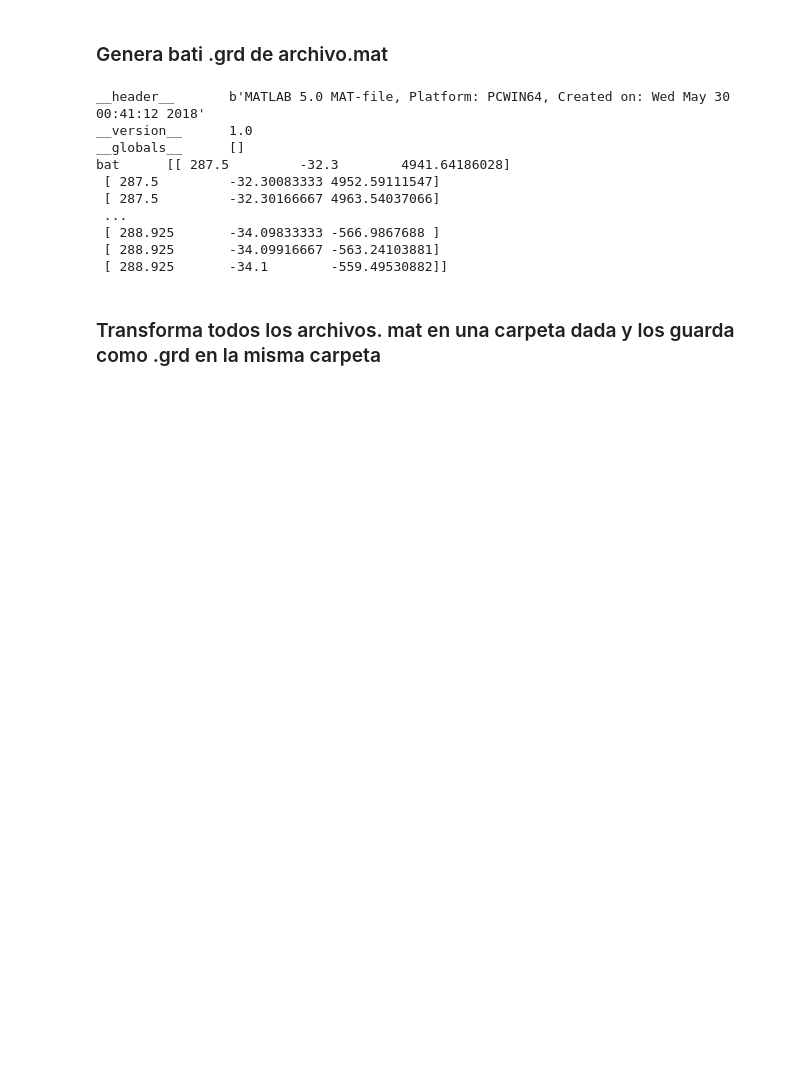
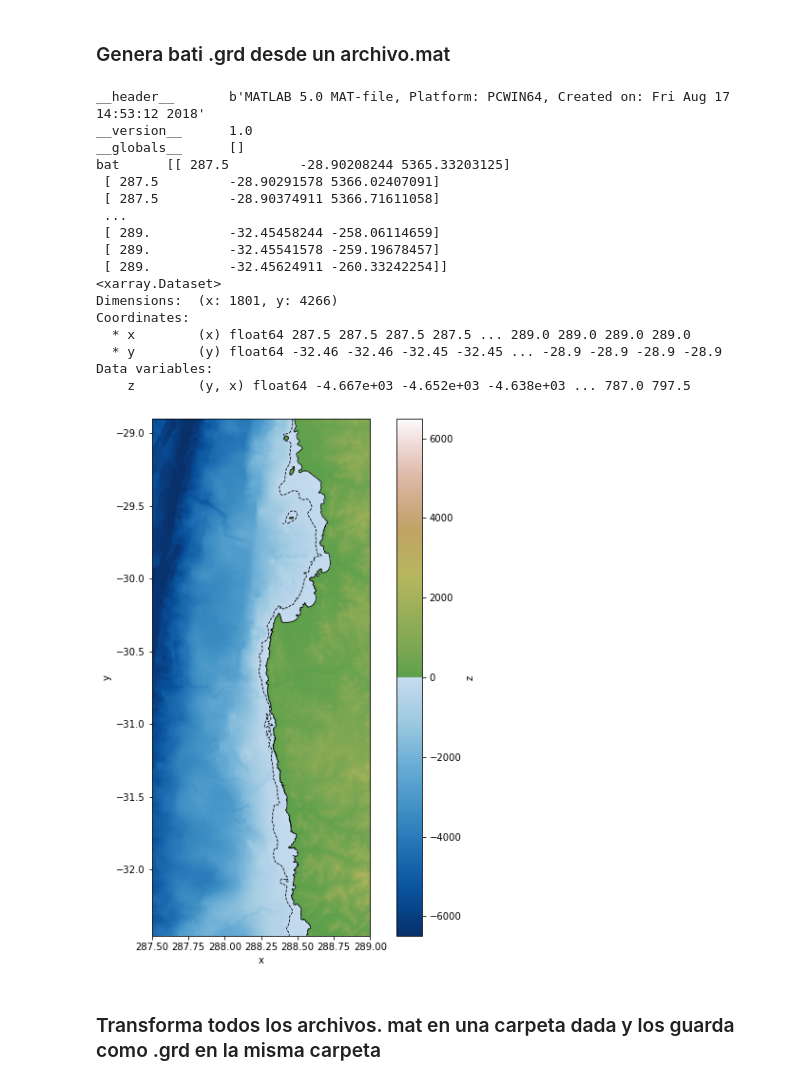
Before and after one commit to Maurici0-Diaz/Resonancia, a Jupyter notebook: mat2grd.ipynb, the cells around one changed output. Drawn from its saved outputs; the diff is of its cells as text; code cells hidden in the pictures; blank space fills up the shorter version.

```diff
--- a/mat2grd.ipynb
+++ b/mat2grd.ipynb
@@ -8,42 +11,65 @@ import os
+# %%
+# Genera colormap para agua y tierra
+c_agua=plt.cm.Blues_r(np.linspace(0,0.75,256))
+c_terr=plt.cm.gist_earth(np.linspace(0.5,1,256))
+cols = np.vstack((c_agua, c_terr))
+terreno=cm.colors.LinearSegmentedColormap.from_list("terreno", cols)
 # %% [markdown]
-### Genera bati .grd de archivo.mat
+### Genera bati .grd desde un archivo.mat
 # %%
 #archivo .mat
-mat_file=r"G:\My Drive\01 UTFSM\04 Memoria\06 HDD\Batimetrias\CIGIDEN-Batimetrias-v1\CIGIDEN-Batimetrias-v1\V-Vina-Valpo-ConCon-SanAntonio_v3_gebco2019\bat_l2_quin2sano_sinmolo_3sa.mat"
+mat_file=r"G:\My Drive\UTFSM\memoria\batimetrias\bat_IV_region\bat_l2_iv_region_3sa.mat"
 mat_data = loadmat(mat_file) #carga archivo .mat
+
+# Carpeta de guardado archivo .grd
+savedir=r'G:\My Drive\UTFSM\memoria\batimetrias\bat_IV_region'
 # %%
 # ver contenidos (key) del archivo .mat
 #por ejemplo para cargar variable 'bat': mat_data['bat']
+
 for key in mat_data.keys():
     print(key,'\t',mat_data[key])
 
 #separa en vectores x,y,z
 x=mat_data['bat'][:,0]
 y=mat_data['bat'][:,1]
 z=mat_data['bat'][:,2]
 
 #genera dataset desde vectores x, y, z
 grd=xyz2grd(x,y,-z)
 
+print()
 print(grd) #muestra info
-grd.z.plot.imshow(aspect=grd.dims['x'] / grd.dims['y'],size=7) #plotea
 
-# guarda archivo grd
-savedir=r'G:\My Drive\01 UTFSM\04 Memoria\06 HDD\Batimetrias\CIGIDEN-Batimetrias-v1\CIGIDEN-Batimetrias-v1\V-Vina-Valpo-ConCon-SanAntonio_v3_gebco2019'
+fig,ax1=plt.subplots(figsize=(10,10))
+grd.z.plot.imshow(cmap=terreno,ax=ax1)
+grd.z.plot.contour(levels=[-200,0], colors='k',linewidths=0.8,ax=ax1)
+
+ax1.set_aspect('equal')
+plt.grid()
+plt.show()
 
 savename=os.path.splitext(os.path.basename(mat_file))[0] #nombre de archivo es el mismo que el archivo mat original
 grd.to_netcdf(os.path.join(savedir,savename+'.grd'),format='NETCDF3_CLASSIC') #guarda el arvhivo con formato grd
 # %% [output]
-__header__       b'MATLAB 5.0 MAT-file, Platform: PCWIN64, Created on: Wed May 30 00:41:12 2018'
+__header__       b'MATLAB 5.0 MAT-file, Platform: PCWIN64, Created on: Fri Aug 17 14:53:12 2018'
 __version__      1.0
 __globals__      []
-bat      [[ 287.5         -32.3        4941.64186028]
- [ 287.5         -32.30083333 4952.59111547]
- [ 287.5         -32.30166667 4963.54037066]
+bat      [[ 287.5         -28.90208244 5365.33203125]
+ [ 287.5         -28.90291578 5366.02407091]
+ [ 287.5         -28.90374911 5366.71611058]
  ...
- [ 288.925       -34.09833333 -566.9867688 ]
- [ 288.925       -34.09916667 -563.24103881]
- [ 288.925       -34.1        -559.49530882]]
+ [ 289.          -32.45458244 -258.06114659]
+ [ 289.          -32.45541578 -259.19678457]
+ [ 289.          -32.45624911 -260.33242254]]
+<xarray.Dataset>
+Dimensions:  (x: 1801, y: 4266)
+Coordinates:
+  * x        (x) float64 287.5 287.5 287.5 287.5 ... 289.0 289.0 289.0 289.0
+  * y        (y) float64 -32.46 -32.46 -32.45 -32.45 ... -28.9 -28.9 -28.9 -28.9
+Data variables:
+    z        (y, x) float64 -4.667e+03 -4.652e+03 -4.638e+03 ... 787.0 797.5
+[figure, added]
 # %% [markdown]
 ### Transforma todos los archivos. mat en una carpeta dada y los guarda como .grd en la misma carpeta
 # %%
```
Also changed, not shown: parts of 1 cell of this notebook.
